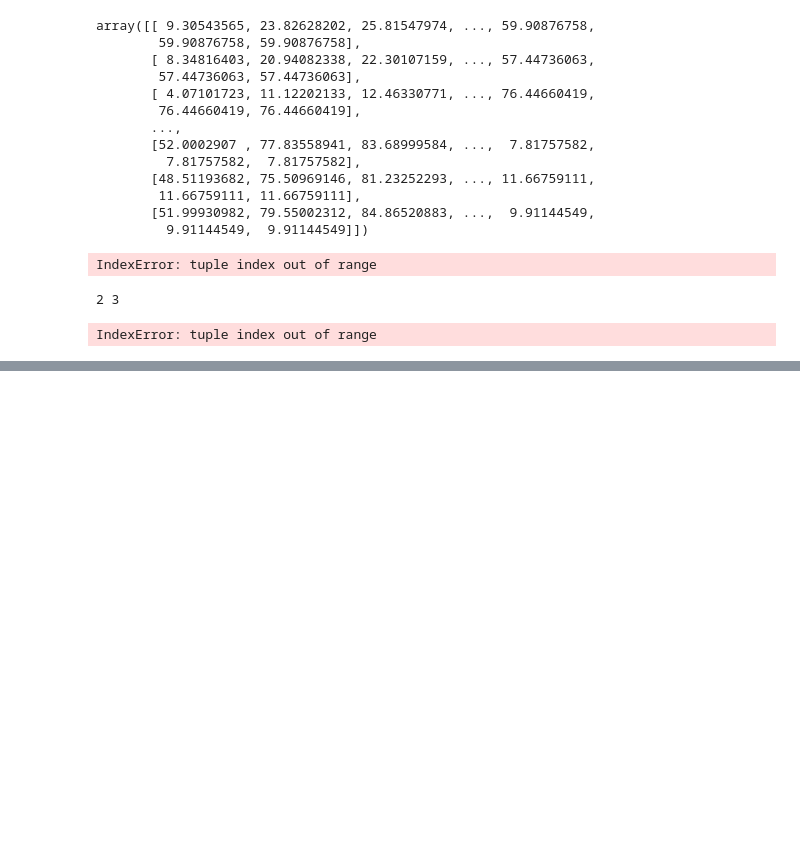
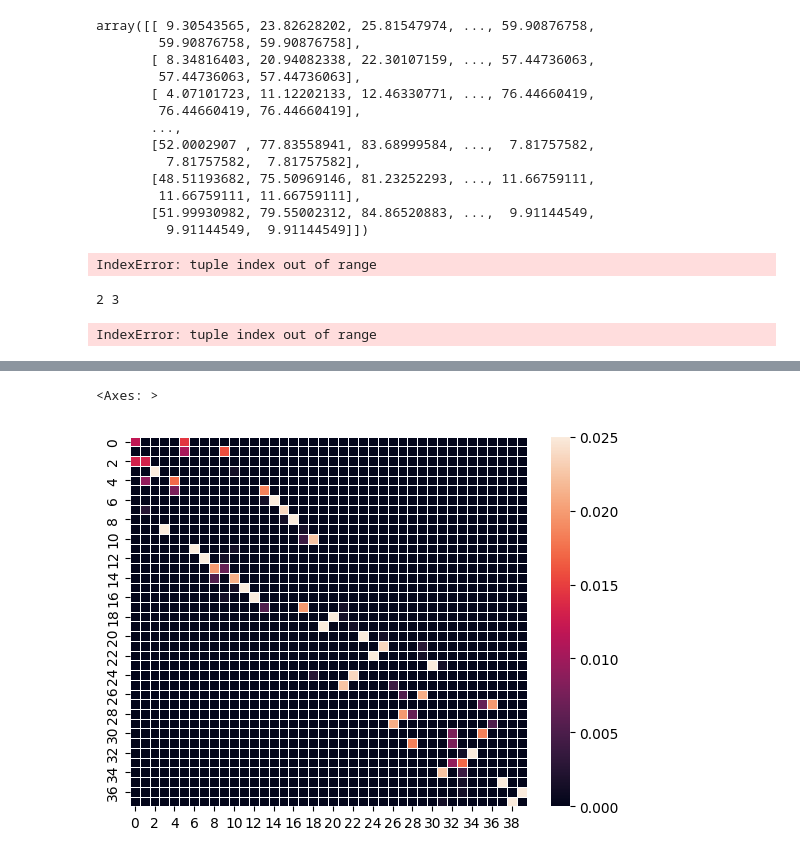
Before and after one commit to hanahhh/Masking-Map-Optimal-Transport-For-Sequential-Data, a Jupyter notebook: SensitivityExperiment.ipynb, the cells around one changed output, grey strips where cells are left out. Drawn from its saved outputs; the diff is of its cells as text; code cells hidden in the pictures; blank space fills up the shorter version.

Commit message:
add non linear process

```diff
--- a/SensitivityExperiment.ipynb
+++ b/SensitivityExperiment.ipynb
@@ -167,0 +198,7 @@ IndexError: tuple index out of range
+# %%
+from MaskingMap.Utilities.linearprog import lp, lp_partial
+pi = lp(p, q, C, M)
+sns.heatmap(pi, linewidth=0.5)
+# %% [output]
+<Axes: >
+[figure, added]
```
Also changed, not shown: parts of 14 cells of this notebook, 9 other files.
